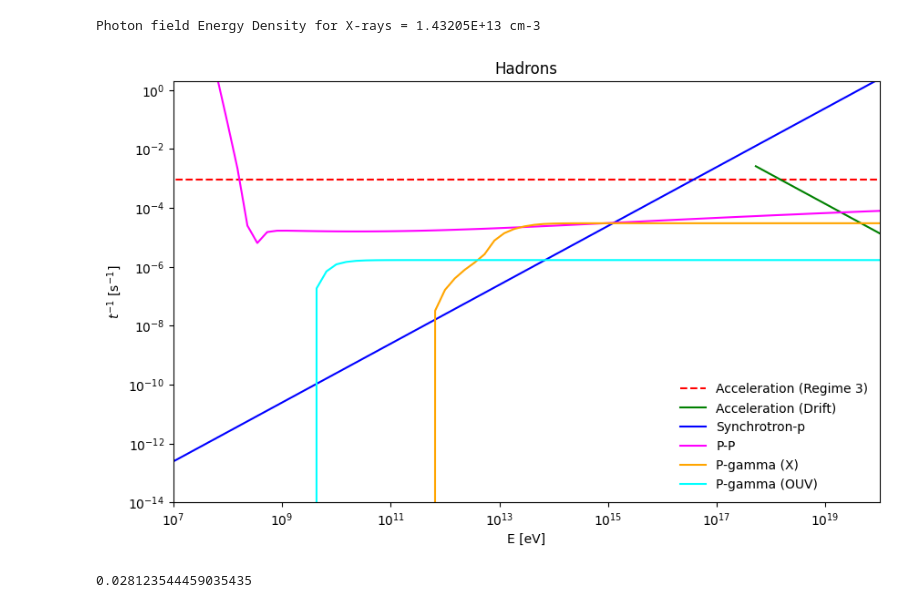
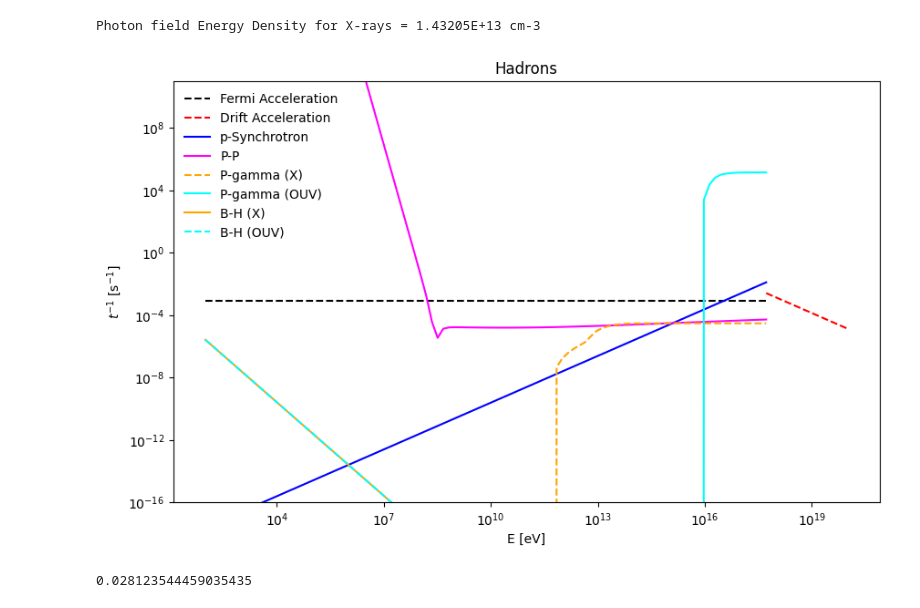
Before and after one commit to luanapassosreis/AGN_Studies, a Jupyter notebook: acc_cooling_rates.ipynb, the cells around one changed output. Drawn from its saved outputs; the diff is of its cells as text; code cells hidden in the pictures.

```diff
--- a/acc_cooling_rates.ipynb
+++ b/acc_cooling_rates.ipynb
@@ -52,8 +52,8 @@ Reconnection Power:
 # Ep_drift = np.linspace(5.23e+17, 1e20) * eV
 # Ee_drift = np.linspace(2.85e+14, 1e20) * eV
 # %%
-Ep = np.logspace(2, 20, num=100) * eV  # [2,20]
-Ee = np.logspace(2, 20, num=100) * eV  # [2,15]
+Ep = np.logspace(2, 17.72, num=100) * eV  # [2,20]
+Ee = np.logspace(2, 14.46, num=100) * eV  # [2,15]
 
 Ep_drift = np.logspace(17.72, 20) * eV  # 5.23e+17 = 10^17.72
 Ee_drift = np.logspace(14.46, 20) * eV  # 2.85e+14 = 10^14.46
@@ -123,0 +124,22 @@ plt.show()
+# %%
+eps_min = (12398/2500) * eV # [erg] 1 angstrom = 12398 eV
+eps_max = (12398/1050) * eV # [erg]
+
+eps_OUV = np.logspace(np.log10(eps_min), np.log10(eps_max), num=100)
+
+def n_OUV(eps):
+    """Isotropic OUV photon field density [cm-3 erg-1]."""
+    r_OUV = 100 * R_s  # OUV radius [cm]
+
+    ## Energy density
+    L_2keV = 7e43  # Luminosity at 2 keV [erg/s] (Lx)
+    log_L_2500A = (1 / 0.760) * (np.log10(L_2keV) - 3.508)
+    L_2500A = 10**log_L_2500A  # Luminosity at 2500 Angstroms [erg/s]
+    U_OUV = L_2500A / (4 * np.pi * c * r_OUV**2)  # Energy density [erg/cm^3]
+
+    dnOUVde = np.zeros_like(eps)  # Initialize the array to store the results
+
+    # dnOUVde = U_OUV * eps**(-1)
+    dnOUVde = U_OUV * eps**(-2)
+
+    return dnOUVde
@@ -226,39 +237,41 @@ nph_OUV = n_OUV(eps_OUV) # [cm^{-3} erg^{-1}]
 # %%
 ## hadrons
 
 plt.figure(figsize=(10, 6))
 
 ## acceleration
-plt.loglog(Ep/eV,[1/time_acc_regime3(va, delta_RX)]*len(Ep),'--',label='Acceleration (Regime 3)',color='red')
-plt.loglog(Ep_drift/eV,1/timeacc_drift(Ep_drift, B_c, va),label='Acceleration (Drift)',color='green')
+plt.loglog(Ep/eV,[1/time_acc_regime3(va, delta_RX)]*len(Ep),'--',label='Fermi Acceleration',color='black')
+plt.loglog(Ep_drift/eV,1/timeacc_drift(Ep_drift, B_c, va),'--',label='Drift Acceleration',color='red')
 
 ## losses
-plt.loglog(Ep/eV,rate_synch_p(B_c, Ep),label='Synchrotron-p',color='blue')
+plt.loglog(Ep/eV,rate_synch_p(B_c, Ep),label='p-Synchrotron',color='blue')
 plt.loglog(Ep/eV,rate_p_p(n_c, Ep),label='P-P',color='magenta')
 
-plt.loglog(Ep/eV,rate_p_gamma(Ep, eps_x, nph_x),label='P-gamma (X)',color='orange')
+plt.loglog(Ep/eV,rate_p_gamma(Ep, eps_x, nph_x),'--',label='P-gamma (X)',color='orange')
 plt.loglog(Ep/eV,rate_p_gamma(Ep, eps_OUV, nph_OUV),label='P-gamma (OUV)',color='cyan')
 # plt.loglog(Ep/eV,rate_pg_cool(Ep, eps_x, nph_x),label='P-gamma (X)', color='red')
 # plt.loglog(Ep/eV,rate_pg_cool(Ep, eps_OUV, nph_OUV),label='P-gamma (OUV)',color='blue')
-rate_pg_cool
+
+plt.loglog(Ep/eV,rate_bth_cool(Ep, eps_x, nph_x),label='B-H (X)', color='orange')
+plt.loglog(Ep/eV,rate_bth_cool(Ep, eps_OUV, nph_OUV),'--',label='B-H (OUV)', color='cyan')
 
 # plt.loglog(Ep/eV,cooling_rate_bth_isotropic,label='B-H (X)',color='orange')
 # plt.loglog(Ep/eV,cooling_rate_bth_ou,label='B-H (OUV)',color='purple')
 
-plt.xlim((1e7,1e20))
-plt.ylim((1e-14,2))
+# plt.xlim((1e7,1e20))
+plt.ylim((1e-16,1e11))
 
 plt.xlabel('E [eV]')
 plt.ylabel('$t^{-1}$ [s$^{-1}$]')
 plt.title('Hadrons')
 
-plt.legend(frameon=False,loc='lower right')
+plt.legend(frameon=False,loc='upper left')
 # plt.xticks([1e9,1e10,1e11,1e12,1e13,1e14,1e15],labels=['9','10','11','12','13','14','15'])
 plt.savefig('plots/cooling_hadrons_eV.png',dpi=300)
 
 plt.show()
 # %% [output]
-[figure, old version]
+[figure, new version]
 # %%
 delta_RX / R_s
 # %% [output]
```
Also changed, not shown: parts of 13 cells of this notebook, 11 other files.
